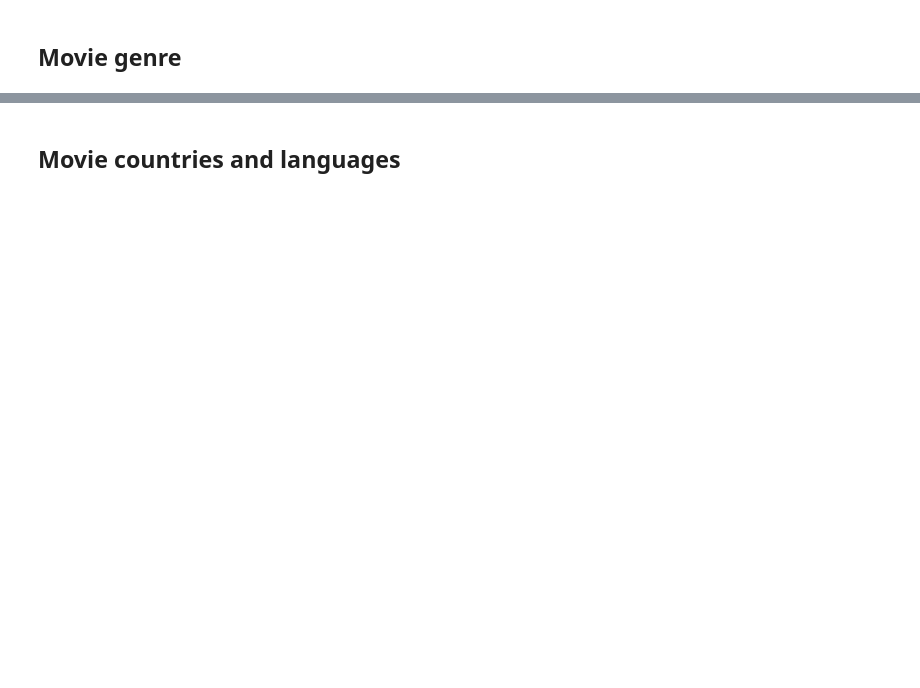
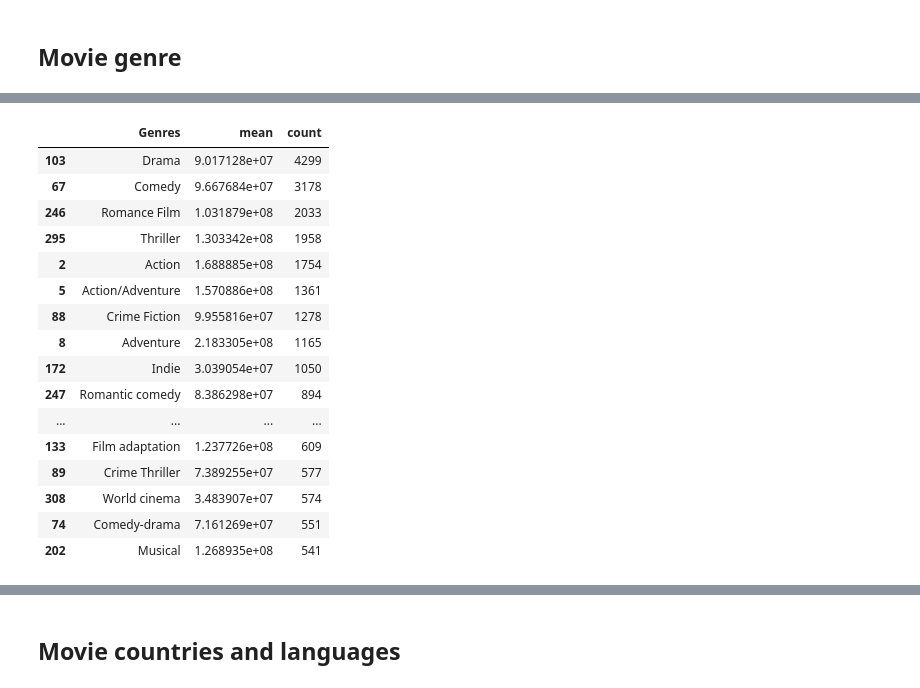
Before and after one commit to epfl-ada/ada-2023-project-adaflix, a Jupyter notebook: milestone_3.ipynb, the cells around one changed output, grey strips where cells are left out. Drawn from its saved outputs; the diff is of its cells as text; code cells hidden in the pictures; blank space fills up the shorter version.

```diff
--- a/milestone_3.ipynb
+++ b/milestone_3.ipynb
@@ -642,0 +647,25 @@ plt.show()
+# %%
+# Create an empty list to store DataFrames
+dfs = []
+
+# Iterate through each row of the original DataFrame
+for idx, row in movie_genres_df.iterrows():
+
+    # For each genre in the 'Movie Genres' column of the current row
+    for genre in row['Movie_Genres']:
+
+        # Create a new DataFrame with 'Genre' and 'Revenue' columns
+        # Duplicate the data for each genre, using the revenue from the original row
+        dfs.append(pd.DataFrame({'Genres': [genre], 'Revenue': [row['Revenue_with_inflation']]}))
+
+# Concatenate the list of DataFrames into a single DataFrame
+movie_genres_df_grouped = pd.concat(dfs, ignore_index=True)
+
+# Group the concatenated DataFrame by 'Genres' and aggregate 'Revenue' using mean and count
+movie_genres_df_grouped = movie_genres_df_grouped.groupby('Genres')['Revenue'].agg({'mean', 'count'}).reset_index()
+
+# Sort the grouped DataFrame by the count of each genre in descending order
+movie_genres_df_grouped = movie_genres_df_grouped.sort_values(by='count', ascending=False)
+
+# Display the final grouped and sorted DataFrame
+display(movie_genres_df_grouped)
@@ -642,0 +686,30 @@ plt.show()
+# %%
+# Set a threshold count for the number of movies in a genre
+threshold = 500
+
+# Select genres with a count greater than the threshold
+top_movie_genres_df = movie_genres_df_grouped[movie_genres_df_grouped["count"] > threshold]
+
+# Select genres with a count less than or equal to the threshold
+other_movie_genre = movie_genres_df_grouped[movie_genres_df_grouped["count"] <= threshold]
+
+# Display the DataFrame containing genres with counts above the threshold
+top_movie_genres_df
+# %% [output]
+|  | Genres | mean | count |
+| 103 | Drama | 9.017128e+07 | 4299 |
+| 67 | Comedy | 9.667684e+07 | 3178 |
+| 246 | Romance Film | 1.031879e+08 | 2033 |
+| 295 | Thriller | 1.303342e+08 | 1958 |
+| 2 | Action | 1.688885e+08 | 1754 |
+| 5 | Action/Adventure | 1.570886e+08 | 1361 |
+| 88 | Crime Fiction | 9.955816e+07 | 1278 |
+| 8 | Adventure | 2.183305e+08 | 1165 |
+| 172 | Indie | 3.039054e+07 | 1050 |
+| 247 | Romantic comedy | 8.386298e+07 | 894 |
+| ... | ... | ... | ... |
+| 133 | Film adaptation | 1.237726e+08 | 609 |
+| 89 | Crime Thriller | 7.389255e+07 | 577 |
+| 308 | World cinema | 3.483907e+07 | 574 |
+| 74 | Comedy-drama | 7.161269e+07 | 551 |
+| 202 | Musical | 1.268935e+08 | 541 |
```
Also changed, not shown: parts of 84 cells of this notebook.
